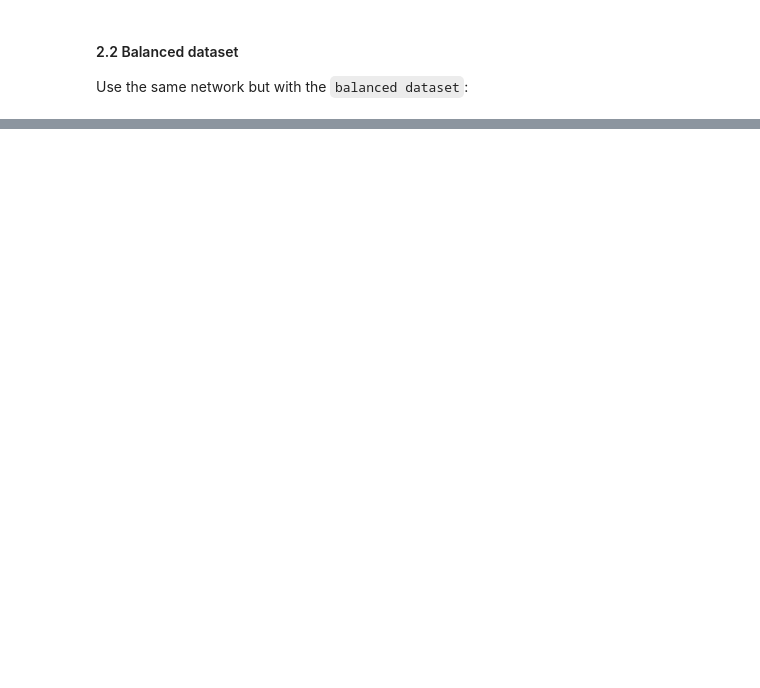
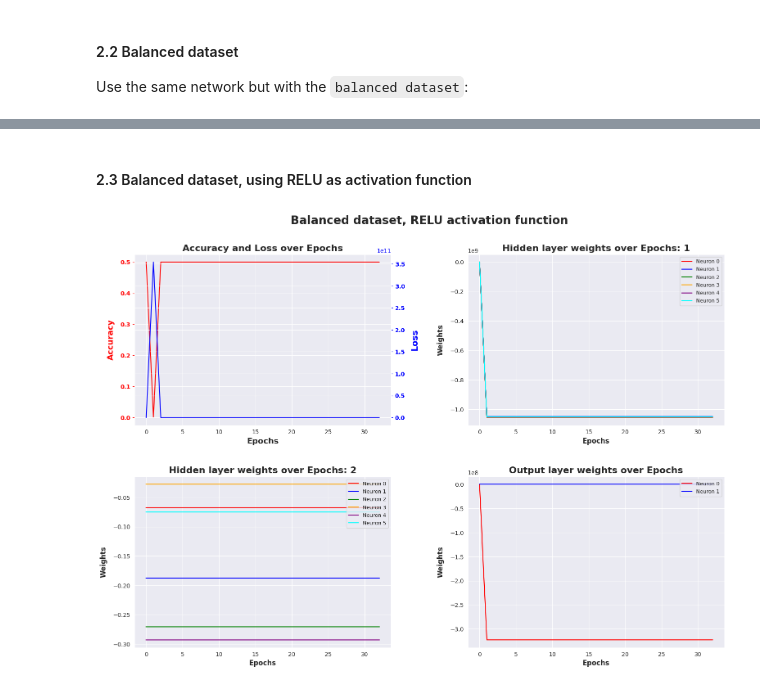
Before and after one commit to IsacPasianotto/dlhw, a Jupyter notebook: Assignment-00/Solution.ipynb, the cells around one changed output, grey strips where cells are left out. Drawn from its saved outputs; the diff is of its cells as text; code cells hidden in the pictures; blank space fills up the shorter version.

```diff
--- a/Assignment-00/Solution.ipynb
+++ b/Assignment-00/Solution.ipynb
@@ -228,7 +255,7 @@ def plot_all(h_lay: Tensor, o_lay: Tensor, acc: Tensor, loss: Tensor, title: str
     ## Top-left: Accuracy & Loss
     axs[0, 0].plot(epochs, acc, color=colors[0])
     axs[0, 0].set_xlabel('Epochs', fontsize=14, fontweight='bold')
-    axs[0, 0].set_ylabel('Accuracy in %', color=colors[0], fontsize=14, fontweight='bold', labelpad=10)
+    axs[0, 0].set_ylabel('Accuracy', color=colors[0], fontsize=14, fontweight='bold', labelpad=10)
     axs[0, 0].tick_params('y', colors=colors[0], labelsize=10)
     for label in axs[0, 0].get_yticklabels(): label.set_fontweight('bold')
     axs[0, 0].set_title('Accuracy and Loss over Epochs', fontsize=16, fontweight='bold')
@@ -297,0 +359,13 @@ plot_all(h_lay_01, o_lay_01, acc_01, loss_01, "Balanced dataset")
+# %% [markdown]
+#### 2.3 Balanced dataset, using RELU as activation function
+# %%
+model_02: paper_net = paper_net(func=torch.nn.ReLU())
+h_lay_02: Tensor = torch.zeros(N_HEPOCHS, N_HIDDEN, NDIGITS, dtype=STD_DTYPE)
+o_lay_02: Tensor = torch.zeros(N_HEPOCHS, 1, N_HIDDEN, dtype=STD_DTYPE)
+acc_02: Tensor = torch.zeros(N_HEPOCHS, dtype=STD_DTYPE)
+loss_02: Tensor = torch.zeros(N_HEPOCHS, dtype=STD_DTYPE)
+
+train_net(model_02, data_balanced, h_lay_02, o_lay_02, acc_02, loss_02)
+plot_all(h_lay_02, o_lay_02, acc_02, loss_02, "Balanced dataset, RELU activation function")
+# %% [output]
+[figure, added]
```
Also changed, not shown: parts of 5 cells of this notebook.
